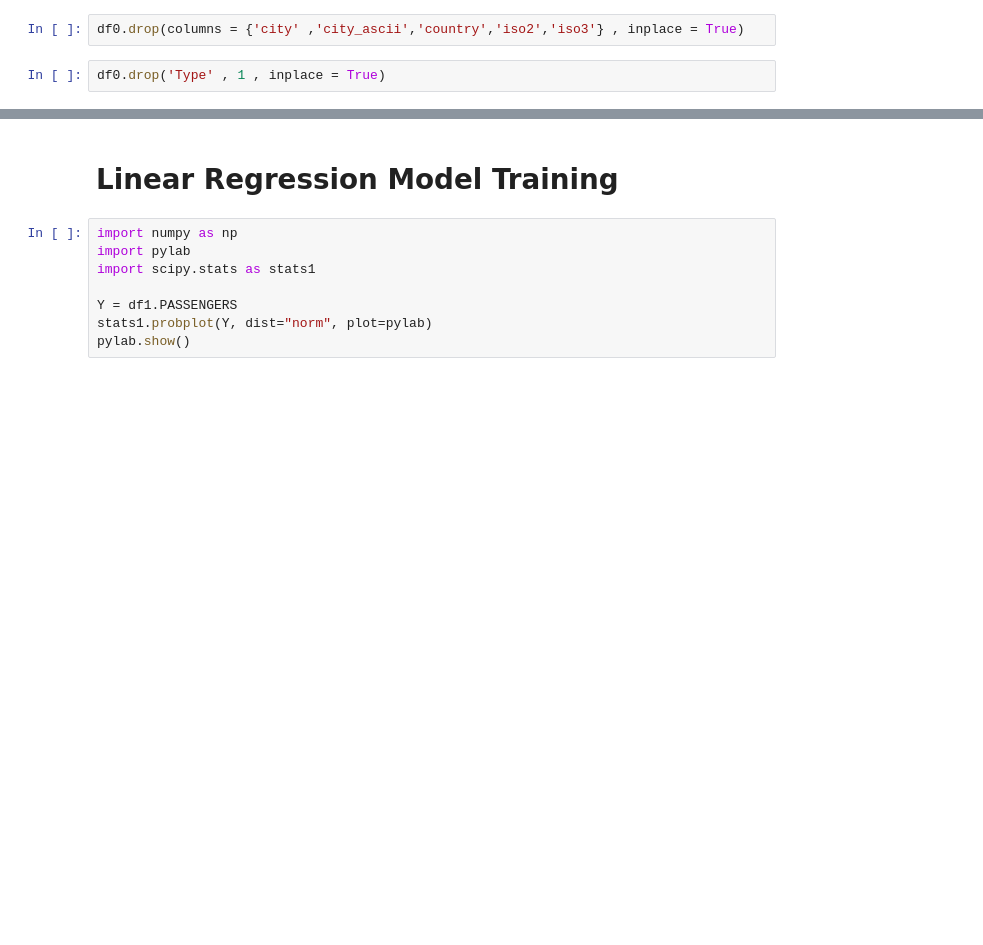
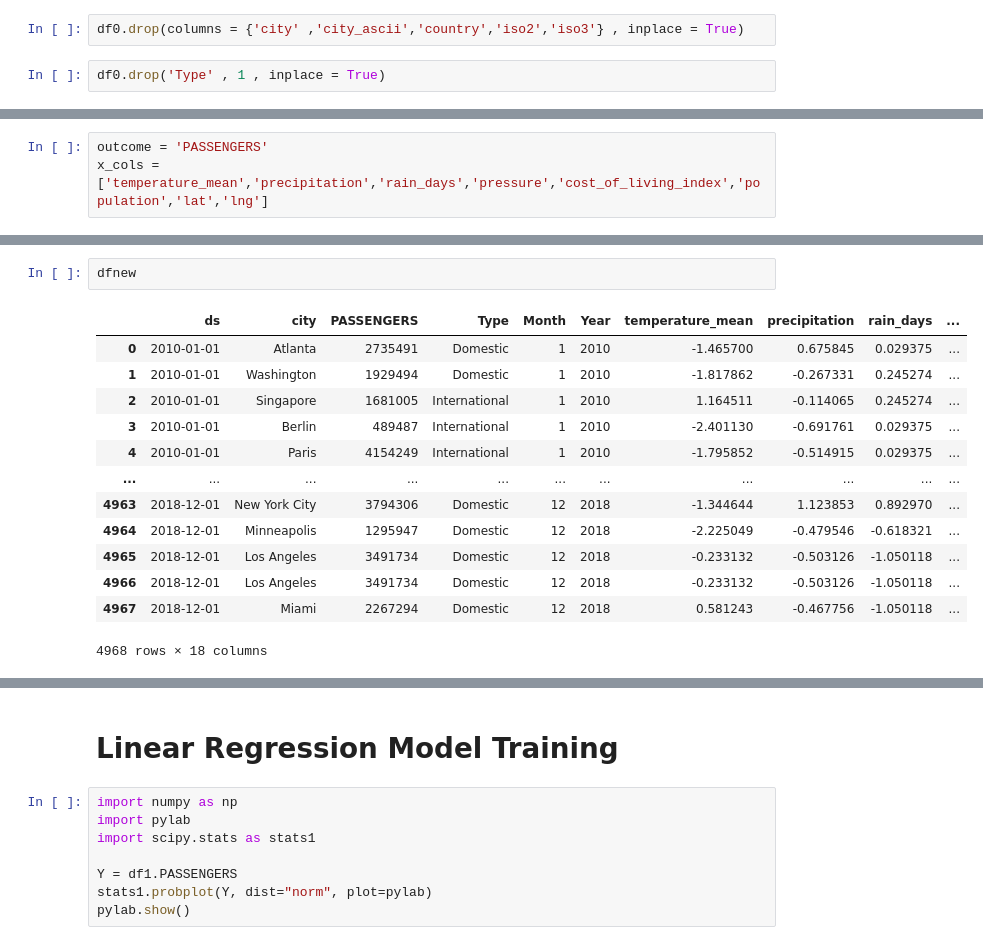
Before and after one commit to jankomah/Travel_Trends_Project, a Jupyter notebook: 4.Rmodels.ipynb, the cells around one changed output, grey strips where cells are left out. Drawn from its saved outputs; the diff is of its cells as text; blank space fills up the shorter version.

```diff
--- a/4.Rmodels.ipynb
+++ b/4.Rmodels.ipynb
@@ -338,0 +343,3 @@ df0.drop('Type' , 1 , inplace = True)
+# %%
+outcome = 'PASSENGERS'
+x_cols = ['temperature_mean','precipitation','rain_days','pressure','cost_of_living_index','population','lat','lng']
@@ -338,0 +460,16 @@ df0.drop('Type' , 1 , inplace = True)
+# %%
+dfnew
+# %% [output]
+|  | ds | city | PASSENGERS | Type | Month | Year | temperature_mean | precipitation | rain_days | ... |
+| 0 | 2010-01-01 | Atlanta | 2735491 | Domestic | 1 | 2010 | -1.465700 | 0.675845 | 0.029375 | ... |
+| 1 | 2010-01-01 | Washington | 1929494 | Domestic | 1 | 2010 | -1.817862 | -0.267331 | 0.245274 | ... |
+| 2 | 2010-01-01 | Singapore | 1681005 | International | 1 | 2010 | 1.164511 | -0.114065 | 0.245274 | ... |
+| 3 | 2010-01-01 | Berlin | 489487 | International | 1 | 2010 | -2.401130 | -0.691761 | 0.029375 | ... |
+| 4 | 2010-01-01 | Paris | 4154249 | International | 1 | 2010 | -1.795852 | -0.514915 | 0.029375 | ... |
+| ... | ... | ... | ... | ... | ... | ... | ... | ... | ... | ... |
+| 4963 | 2018-12-01 | New York City | 3794306 | Domestic | 12 | 2018 | -1.344644 | 1.123853 | 0.892970 | ... |
+| 4964 | 2018-12-01 | Minneapolis | 1295947 | Domestic | 12 | 2018 | -2.225049 | -0.479546 | -0.618321 | ... |
+| 4965 | 2018-12-01 | Los Angeles | 3491734 | Domestic | 12 | 2018 | -0.233132 | -0.503126 | -1.050118 | ... |
+| 4966 | 2018-12-01 | Los Angeles | 3491734 | Domestic | 12 | 2018 | -0.233132 | -0.503126 | -1.050118 | ... |
+| 4967 | 2018-12-01 | Miami | 2267294 | Domestic | 12 | 2018 | 0.581243 | -0.467756 | -1.050118 | ... |
+4968 rows × 18 columns
```
Also changed, not shown: parts of 21 cells of this notebook.
